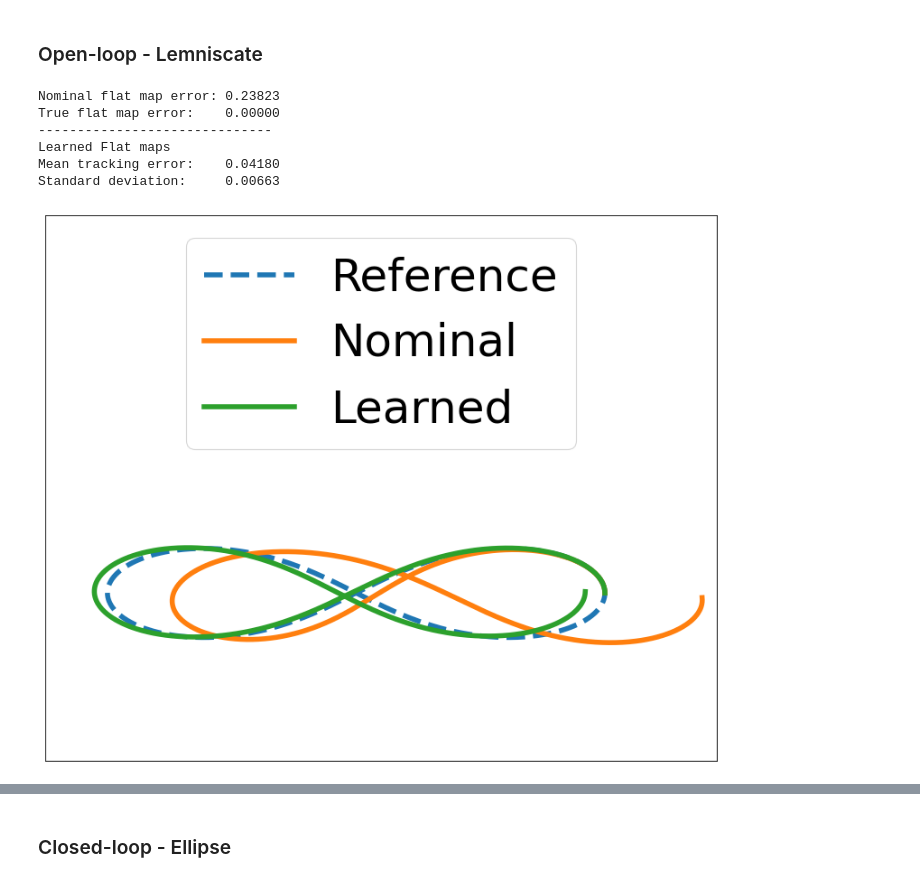
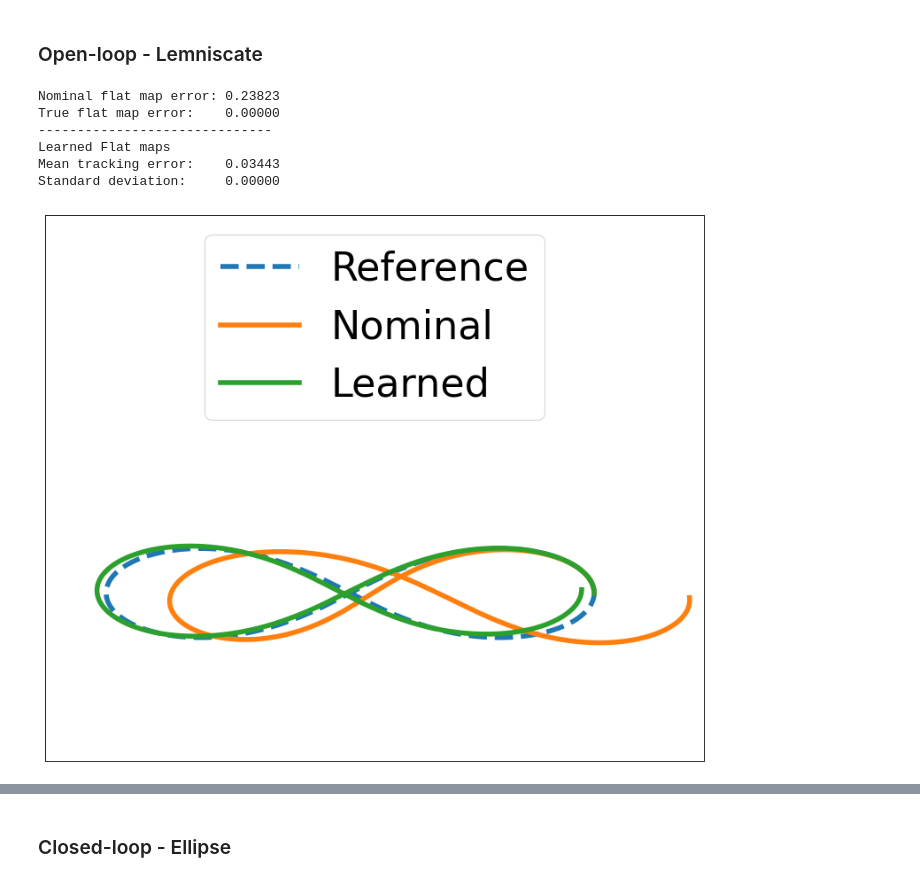
Before and after one commit to ShreyasMuthusamy/flat-residuals-extension, a Jupyter notebook: plot.ipynb, the cells around one changed output, grey strips where cells are left out. Saved outputs shown, nothing was run; the diff lists cells and outputs as text; code cells hidden in the pictures.

```diff
--- a/plot.ipynb
+++ b/plot.ipynb
@@ -88,7 +109,7 @@ imageio.mimsave('ol-ellipse.gif', images, fps=10, loop=0)
 # %% [markdown]
 ### Open-loop - Lemniscate
 # %%
-ref_lem = evaluation.generate_lemniscate_reference(
+ref_lem = eval_utils.generate_lemniscate_reference(
     main.open_loop_sim_params['lemniscate_axes'],
     main.open_loop_sim_params['dt'],
     main.open_loop_sim_params['Tref'],
@@ -116,24 +137,24 @@ Nominal flat map error: 0.23823
 True flat map error:    0.00000
 ------------------------------
 Learned Flat maps
-Mean tracking error:    0.04180
-Standard deviation:     0.00663
+Mean tracking error:    0.03443
+Standard deviation:     0.00000
 # %%
 # Plot representative trajectory
-idx = 1
+idx = 0
 learned_traj = np.load(f'./results/open-loop/x_traj_lem_learned_{idx}.npy')
 plt.figure(figsize=(12, 10))
 plt.plot(ref_lem[:, 0], ref_lem[:, 1], '--', label='Reference', linewidth=5)
 plt.plot(nominal_traj[:, 0], nominal_traj[:, 1], label='Nominal', linewidth=5)
 # plt.plot(true_traj[:, 0], true_traj[:, 1], label='true', linewidth=5)
 plt.plot(learned_traj[:, 0], learned_traj[:, 1], label='Learned', linewidth=5)
 plt.xticks([]); plt.yticks([])
 plt.xlim([-1.25, 1.45])
 plt.ylim([-0.8, 1.8])
 plt.legend(loc='upper center')
 plt.savefig('./results/open-loop/ol-lem.png', bbox_inches='tight', pad_inches=0)
 # %% [output]
-[figure, old version]
+[figure, new version]
 # %%
 interval = 30
 images = []
```
Also changed, not shown: parts of 10 cells of this notebook, 5 other files.
